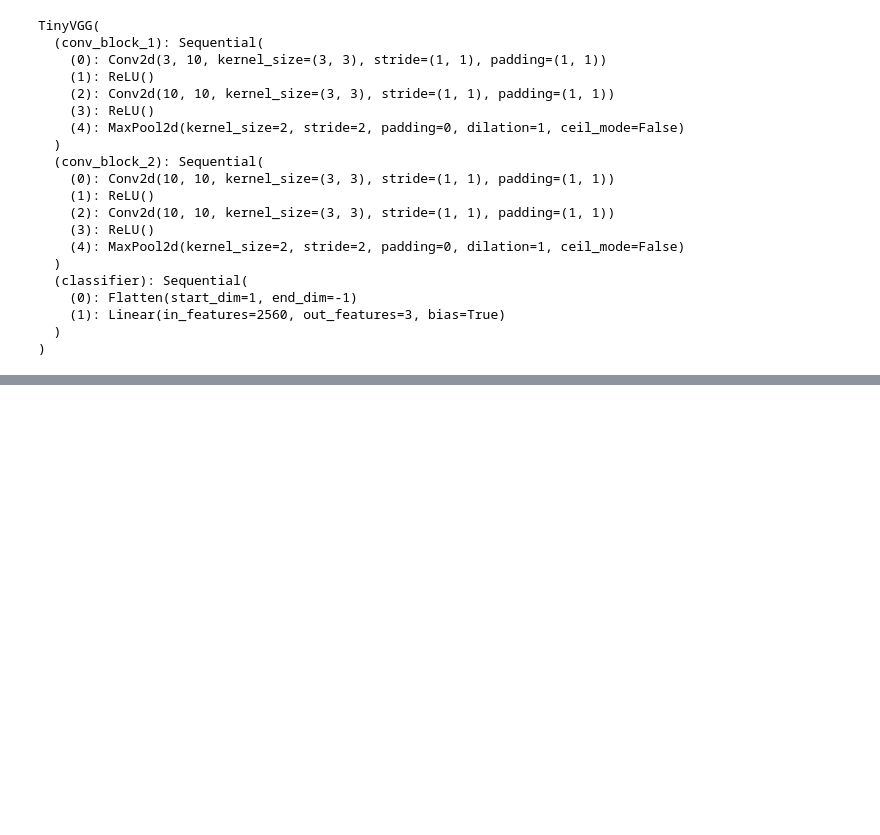
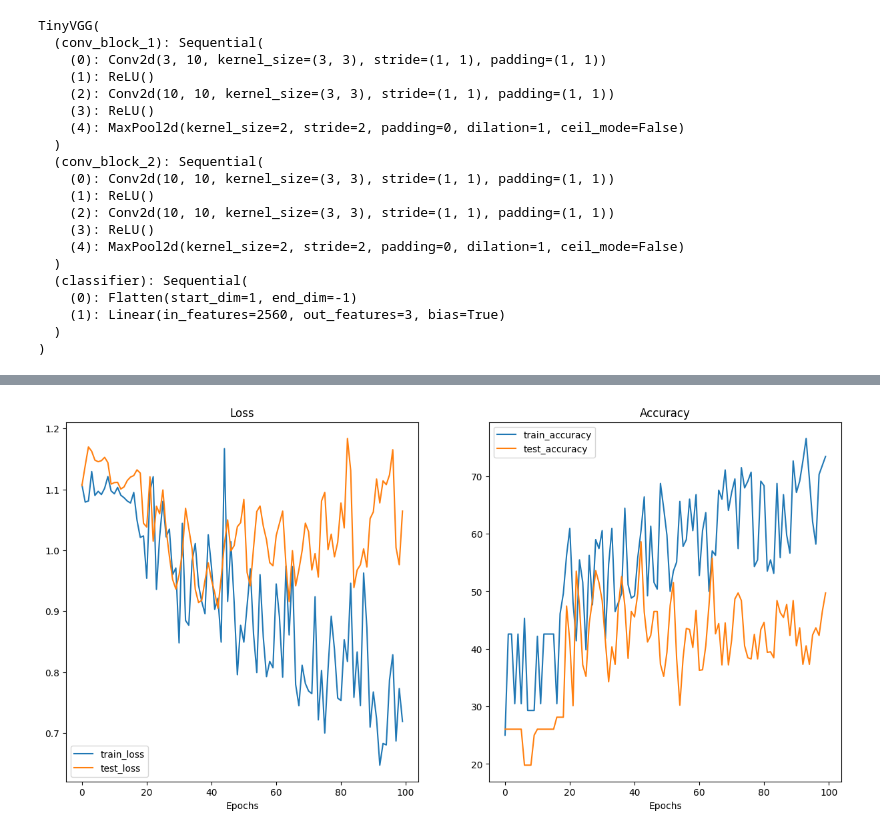
Before and after one commit to Fares-pr0g/ML-journey-ep-2-Experimenting-with-NN-s-in-PyTorch, a Jupyter notebook: Learning_PyTorch_04.ipynb, the cells around one changed output, grey strips where cells are left out. Saved outputs shown, nothing was run; the diff lists cells and outputs as text; code cells hidden in the pictures; blank space fills up the shorter version.

```diff
--- a/Learning_PyTorch_04.ipynb
+++ b/Learning_PyTorch_04.ipynb
@@ -497,0 +617,7 @@ Estimated Total Size (MB): 27.83
+# %%
+# Now we add the TrivialAugment to the training transform
+transform_trivial_augment= transforms.Compose([
+    transforms.Resize((64,64)),
+    transforms.TrivialAugmentWide(num_magnitude_bins=31),
+    transforms.ToTensor()
+])
@@ -497,0 +630,29 @@ Estimated Total Size (MB): 27.83
+# %%
+torch.manual_seed(42)
+model_1= TinyVGG(
+    input_shape=3,
+    hidden_units=10,
+    output_shape=len(train_data_aug.classes)
+).to(device)
+# %%
+torch.manual_seed(42)
+torch.cuda.manual_seed(42)
+
+NUM_EPOCHS= 100
+
+#Setup loss funct. and optimizer
+loss_fn= nn.CrossEntropyLoss()
+optimizer= torch.optim.Adam(params=model_1.parameters(), lr=0.001)
+
+from timeit import default_timer as timer
+start_time= timer()
+
+model_1_results= train(model=model_1,
+                       train_dataloader=train_dataloader_aug,
+                       test_dataloader=test_dataloader_aug,
+                       optimizer=optimizer,
+                       loss_fn=loss_fn,
+                       epochs= NUM_EPOCHS)
+
+end_time= timer()
+print(f"Total training time: {end_time-start_time:.3f} seconds")
@@ -497,0 +671,4 @@ Estimated Total Size (MB): 27.83
+# %%
+plot_loss_curves(model_1_results)
+# %% [output]
+[figure, added]
```
Also changed, not shown: parts of 21 cells of this notebook.
